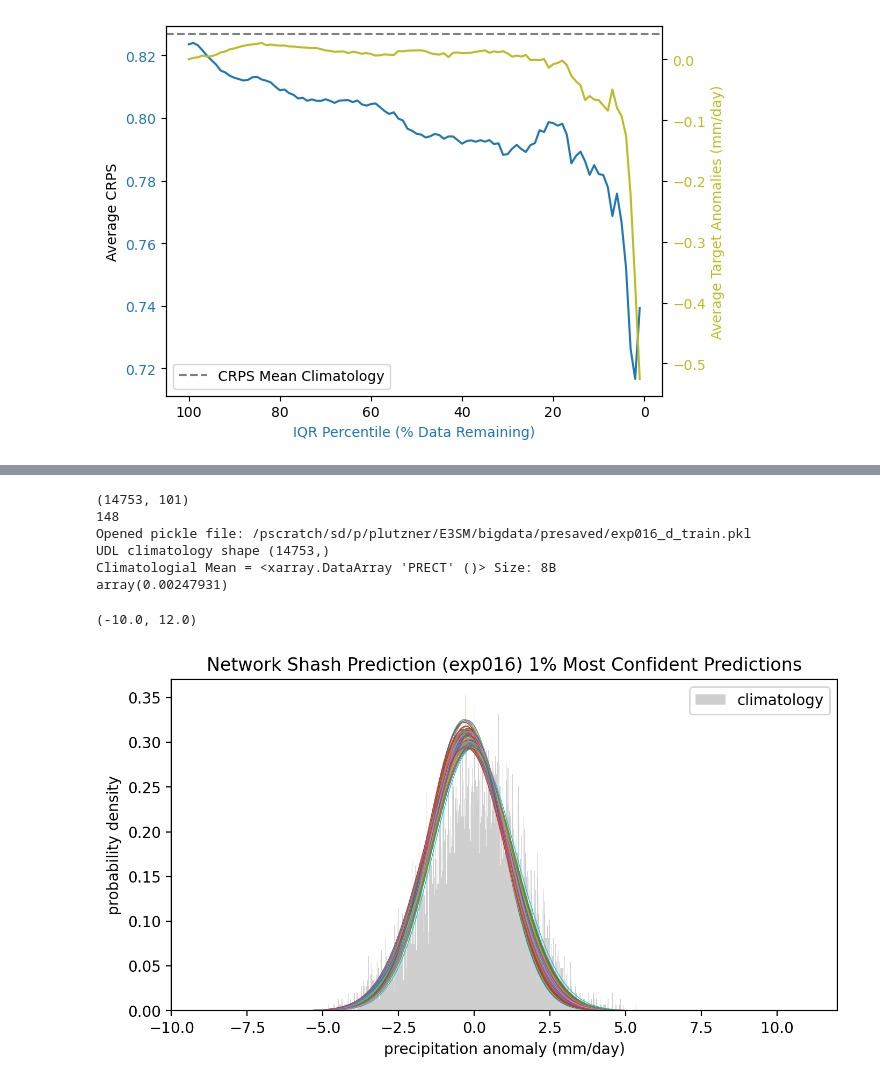
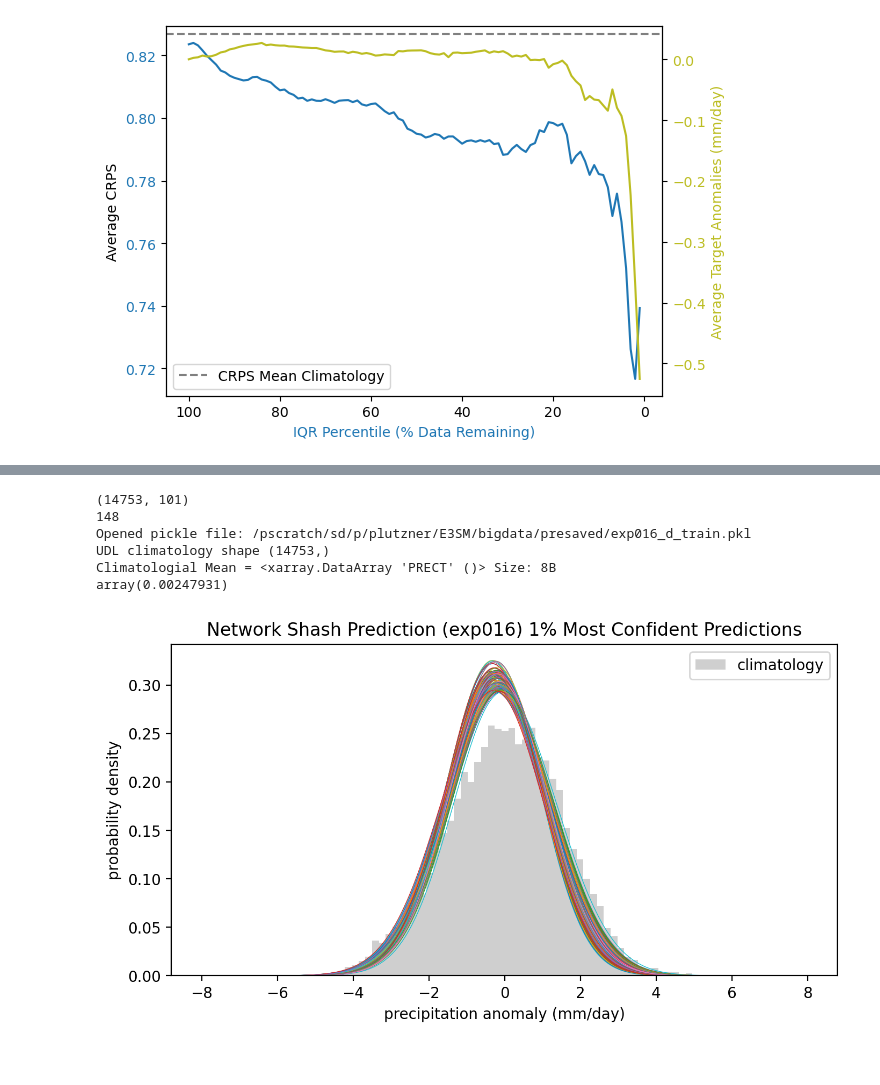
Before and after one commit to Jolan-vP/E3SM, a Jupyter notebook: exp016_predictionsweep.ipynb, the cells around one changed output, grey strips where cells are left out. Cells and saved outputs as stored; diff of their text form; code cells hidden in the pictures.

```diff
--- a/exp016_predictionsweep.ipynb
+++ b/exp016_predictionsweep.ipynb
@@ -92,44 +124,44 @@ sample_index = analysis_metrics.discard_plot(output, target, CRPS_network, CRPS_
 # %%
 print(sample_index.shape)
 
-conf3 = sample_index[:, 99]
+conf1 = sample_index[:, 99]
 # Filter out zeros to keep only the nonzero values: 443 predictions
-nonzero_conf3 = conf3[conf3 != 0].astype(int)
-print(len(nonzero_conf3))
+nonzero_conf1 = conf1[conf1 != 0].astype(int)
+print(len(nonzero_conf1))
 
 # Open Climatology Data: TRAINING DATA
 climatology_filename = str(config["perlmutter_inputs_dir"]) + str(config["expname"]) + "_d_train.pkl"
 climatology = universaldataloader(climatology_filename, config, target_only = True, repackage = False)
 print(f"UDL climatology shape {climatology.shape}")
 
 # Compare SHASH predictions to climatology histogram
-x_values = np.arange(-10, 12, 0.01)
+x_coarse = np.arange(-8, 8, 0.18)
+x_fine = np.arange(-8, 8, 0.01)
 
 # Plot SHASH of most confident 3% of Samples which most likely align with El Nino
 print(f"Climatologial Mean = {np.mean(climatology)}")
 
-dist = Shash(output[nonzero_conf3, :])
-p = dist.prob(x_values).numpy()
+dist = Shash(output[nonzero_conf1, :])
+p = dist.prob(x_fine).numpy()
 
 plt.figure(figsize=(8, 4), dpi=200)
 plt.hist(
-    climatology, x_values, density=True, color="silver", alpha=0.75, label="climatology"
+    climatology, x_coarse, density=True, color="silver", alpha=0.75, label="climatology"
 )
 
-plt.plot(x_values, p, linewidth = 0.5 ) #label = samples
+plt.plot(x_fine, p, linewidth = 0.5 ) #label = samples
 plt.xlabel("precipitation anomaly (mm/day)")
 plt.ylabel("probability density")
 plt.title("Network Shash Prediction (" + str(config["expname"] + ") 1% Most Confident Predictions"))
 # plt.axvline(valset[:len(output)], color='r', linestyle='dashed', linewidth=1)
 plt.legend()
 plt.savefig(str(config["perlmutter_figure_dir"]) + str(config["expname"]) + '/' + str(config["expname"]) + '_predictions_w_climatology.png', format='png', bbox_inches ='tight', dpi = 300)
-plt.xlim([-10, 12])
+# plt.xlim([-10, 12])
 # %% [output]
 (14753, 101)
 148
 Opened pickle file: /pscratch/sd/p/plutzner/E3SM/bigdata/presaved/exp016_d_train.pkl
 UDL climatology shape (14753,)
 Climatologial Mean = <xarray.DataArray 'PRECT' ()> Size: 8B
 array(0.00247931)
-(-10.0, 12.0)
-[figure, old version]
+[figure, new version]
```
Also changed, not shown: parts of 6 cells of this notebook, 5 other files.
